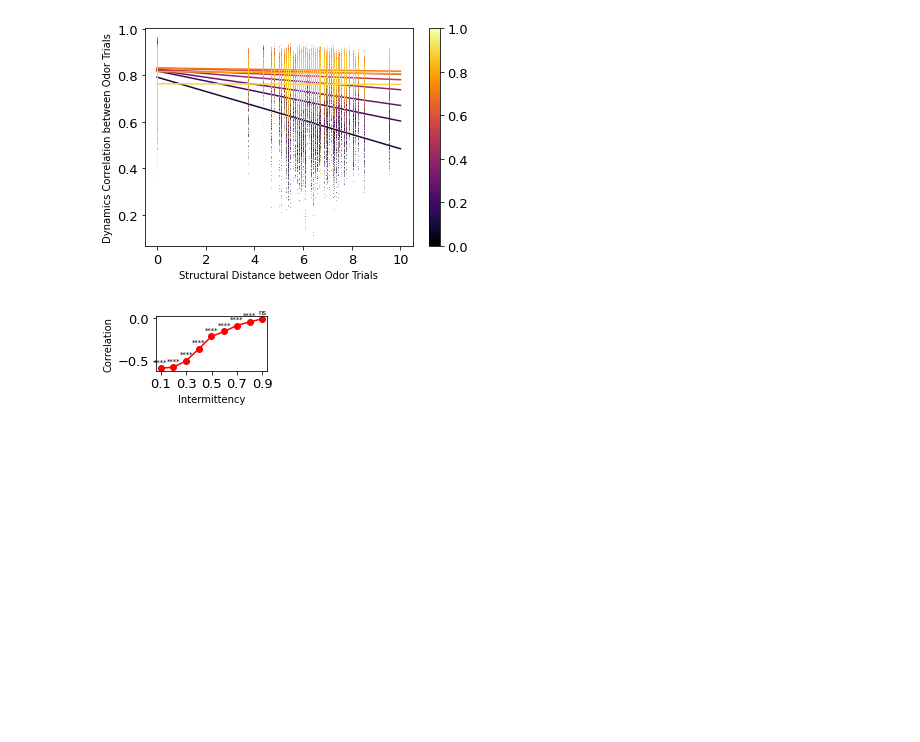
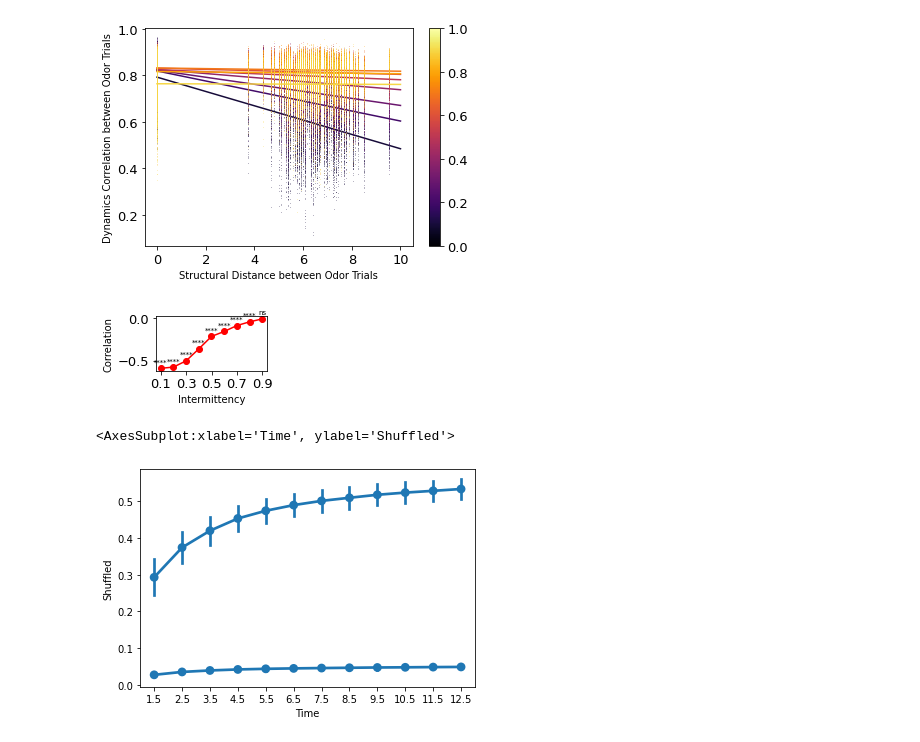
Before and after one commit to neurorishika/intermittent-odors, a Jupyter notebook: fig7/fig7.ipynb, the cells around one changed output. Cells and saved outputs as stored; diff of their text form; code cells hidden in the pictures; blank space fills up the shorter version.

```diff
--- a/fig7/fig7.ipynb
+++ b/fig7/fig7.ipynb
@@ -799,0 +879,48 @@ Text(0, 0.5, 'Correlation')
+# %%
+def get_LN_data(mat_no,odor_no,replicate=None,time=None):
+    r = []
+    mat = np.loadtxt(f'../modules/networks/matrix_{mat_no}.csv',delimiter=",")
+    module = np.loadtxt(f'../modules/networks/matrix_{mat_no}_modules.csv')
+    order = np.argsort(module)
+    if replicate is None:
+        for i in filter(lambda v: ".npy" in v and f"{mat_no}_{odor_no}" in v,os.listdir('Data')):
+            temp = np.load(f"Data/{i}").T
+            spikes = np.logical_and(temp[90:,1:]>=-20,temp[90:,:-1]<-20)
+            spike_times= [np.linspace(0,12.998,12999)[k>0] for k in spikes]
+            if time is not None:
+                spike_times = [k[k<=time] for k in spike_times]
+            event = np.array([SpikeTrain(k*q.s,t_start=0.*q.s,t_stop=13*q.s) for k in spike_times],dtype=object)
+            bst = eph.conversion.BinnedSpikeTrain(list(event),bin_size=50*q.ms)
+            pearson_correlation = eph.spike_train_correlation.correlation_coefficient(bst)
+            r.append(pearson_correlation[:,order][order,:])
+    else:
+        temp = np.load(f"Data/data_{mat_no}_{odor_no}_{replicate}.npy").T
+        spikes = np.logical_and(temp[90:,1:]>=-20,temp[90:,:-1]<-20)
+        spike_times= [np.linspace(0,12.998,12999)[k>0] for k in spikes]
+        if time is not None:
+            spike_times = [k[k<=time] for k in spike_times]
+        event = np.array([SpikeTrain(k*q.s,t_stop=13*q.s) for k in spike_times],dtype=object)
+        bst = eph.conversion.BinnedSpikeTrain(list(event),bin_size=50*q.ms)
+        pearson_correlation = eph.spike_train_correlation.correlation_coefficient(bst)
+        r.append(pearson_correlation[:,order][order,:])
+    return np.nan_to_num(np.array(r)),mat[:,order][order,:],module[order],order
+# %%
+results = []
+for time in tqdm(np.arange(1.5,13.5,1)):
+    for i in range(1,11):
+        for j in [13674, 59428, 72957, 84932, 85036]:
+            LN_correlations,mat,module,order = get_LN_data(i,j,time=time)
+            for k in range(10):
+                correlation = np.corrcoef(np.nan_to_num(LN_correlations[k]).flatten(),1-mat.flatten())[0,1]
+                random_shuffles = [np.random.choice(np.arange(30),size=30,replace=False) for x in range(1000)]
+                shuffled = np.mean([np.corrcoef(np.nan_to_num(LN_correlations[k]).flatten(),1-mat[:,order][order,:].flatten())[0,1] for order in random_shuffles])
+                results.append((time,correlation,shuffled))
+results=np.real(np.array(results))
+results = pd.DataFrame(results,columns=["Time","Original","Shuffled"])
+# results.to_csv(f"AnalysedData/LNCorrelationTimeseries_0_{int(switch_prob*10)}.csv")
+# %%
+sns.pointplot(x="Time",y="Original",data=results,ci='sd')
+sns.pointplot(x="Time",y="Shuffled",data=results,ci='sd')
+# %% [output]
+<AxesSubplot:xlabel='Time', ylabel='Shuffled'>
+[figure, added]
```
Also changed, not shown: parts of 5 cells of this notebook, 3 other files.
